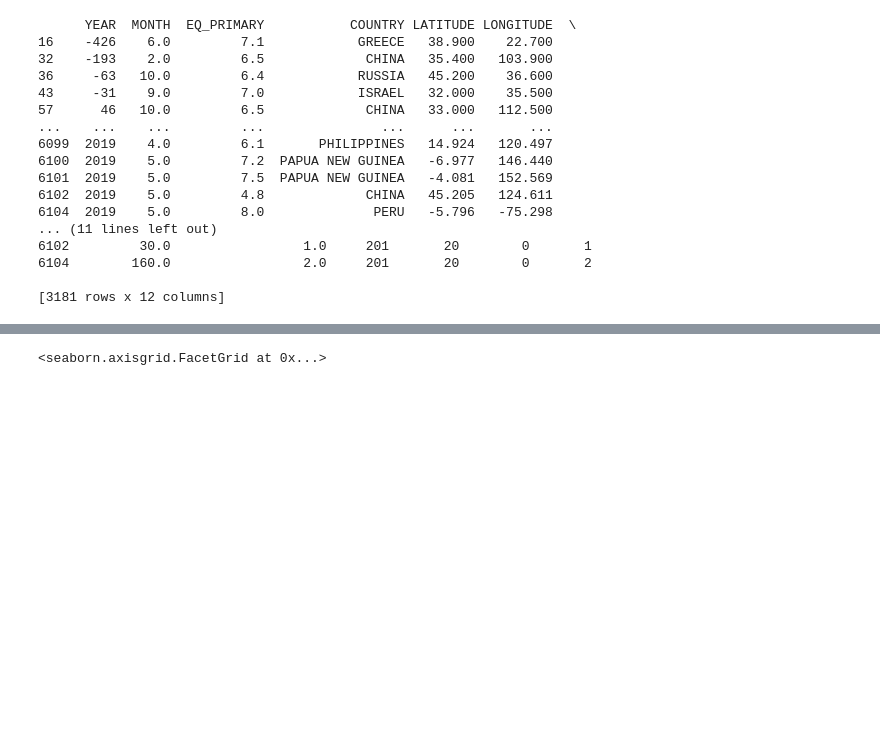
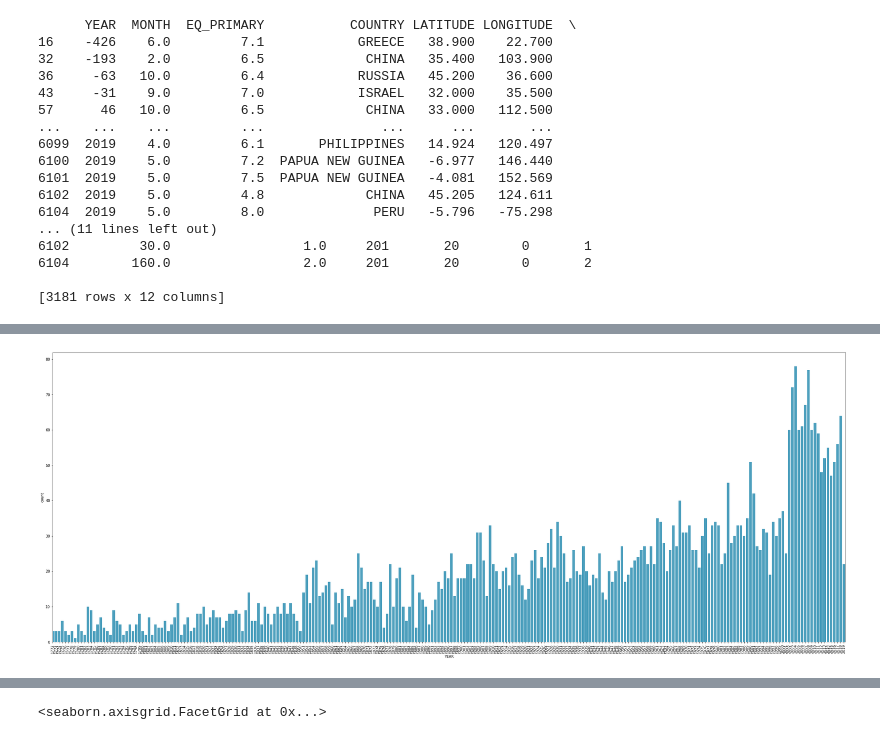
Before and after one commit to mileier/Earthquake-Development, a Jupyter notebook: earth-dev-sig.ipynb, the cells around one changed output, grey strips where cells are left out. Drawn from its saved outputs; the diff is of its cells as text; code cells hidden in the pictures; blank space fills up the shorter version.

```diff
--- a/earth-dev-sig.ipynb
+++ b/earth-dev-sig.ipynb
@@ -290,0 +320,10 @@ g.set(xlim=(80.0, None))
+# %%
+# The general earthquake count development from 1772 by year
+# On the entire data set
+plt.figure(figsize=[40,15])
+
+g = sns.countplot(data=df, x="YEAR", color = sns.color_palette("husl", 8)[5])
+g.set(xlim=(700.0, None))
+g.set_xticklabels(g.get_xticklabels(),rotation = 90);
+# %% [output]
+[figure, added]
```
Also changed, not shown: parts of 58 cells of this notebook.
